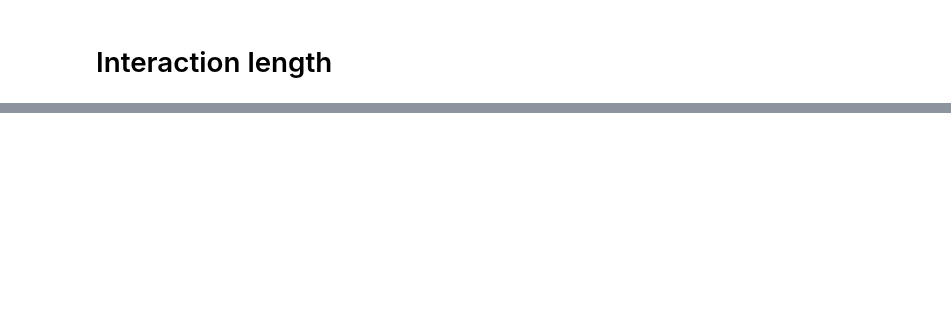
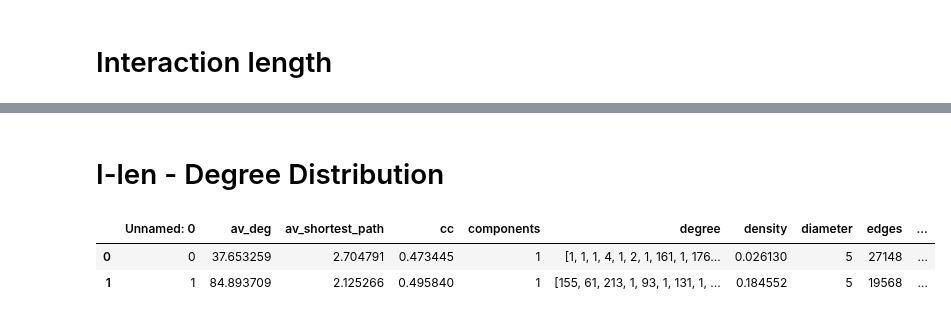
Before and after one commit to aschle/bees-sna, a Jupyter notebook: bib/Network_stat_plots_distance_interactionlength.ipynb, the cells around one changed output, grey strips where cells are left out. Drawn from its saved outputs; the diff is of its cells as text; code cells hidden in the pictures; blank space fills up the shorter version.

```diff
--- a/bib/Network_stat_plots_distance_interactionlength.ipynb
+++ b/bib/Network_stat_plots_distance_interactionlength.ipynb
@@ -78,0 +100,8 @@ axes[3,1].set_title('Diameter')
+# %% [markdown]
+# I-len - Degree Distribution
+# %%
+df.head(2)
+# %% [output]
+|  | Unnamed: 0 | av_deg | av_shortest_path | cc | components | degree | density | diameter | edges | ... |
+| 0 | 0 | 37.653259 | 2.704791 | 0.473445 | 1 | [1, 1, 1, 4, 1, 2, 1, 161, 1, 176... | 0.026130 | 5 | 27148 | ... |
+| 1 | 1 | 84.893709 | 2.125266 | 0.495840 | 1 | [155, 61, 213, 1, 93, 1, 131, 1, ... | 0.184552 | 5 | 19568 | ... |
```
Also changed, not shown: parts of 9 cells of this notebook.
